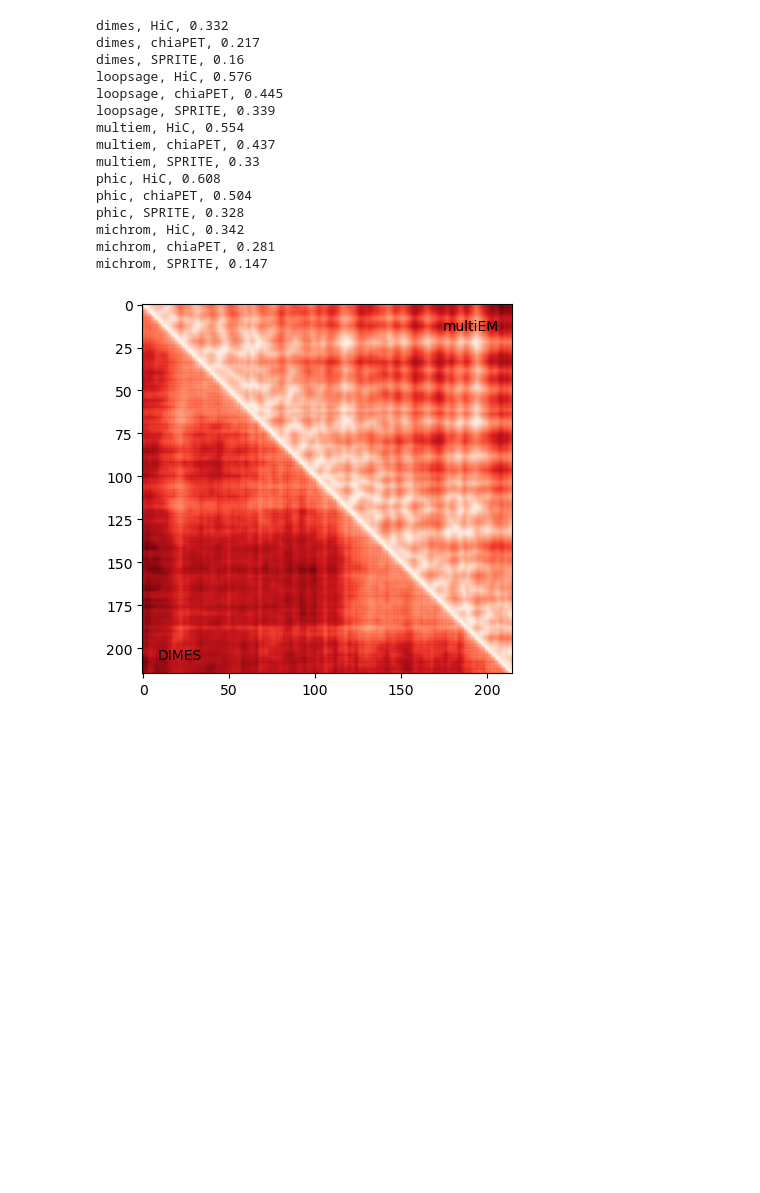
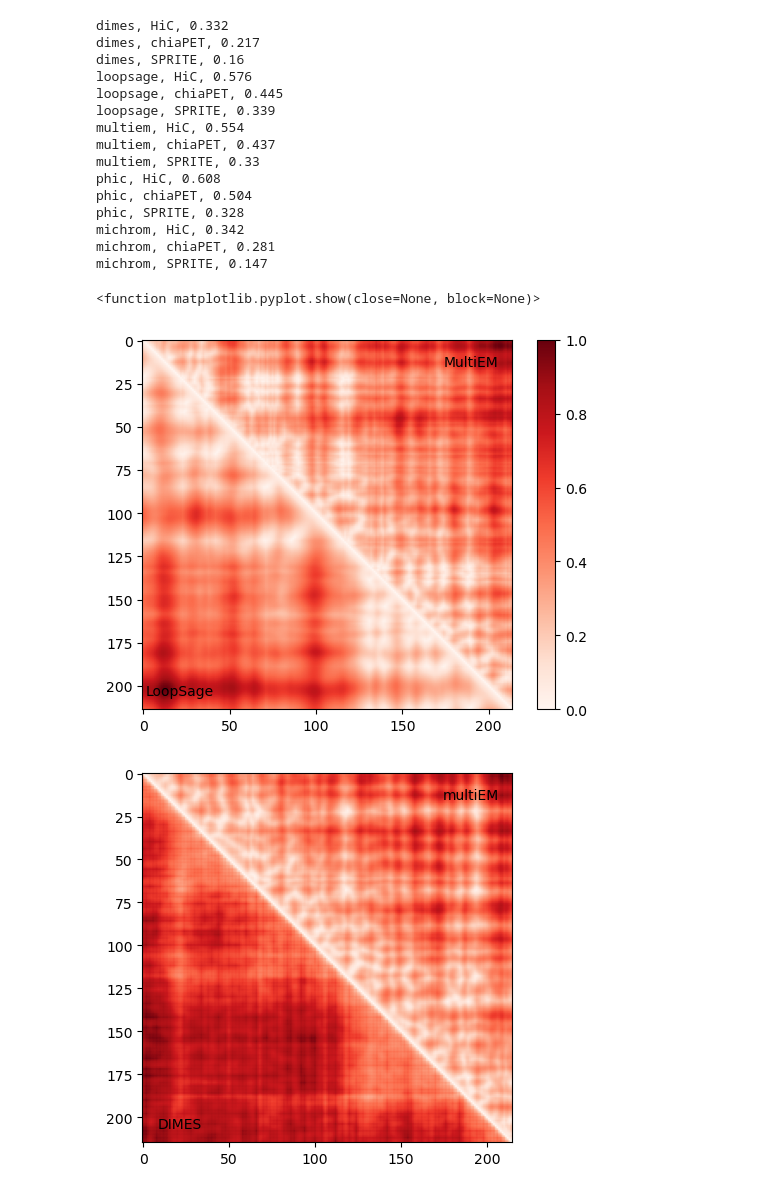
Before and after one commit to SFGLab/Polymer_model_benchmark, a Jupyter notebook: analysis/process_distance_matrices.ipynb, the cells around one changed output. Saved outputs shown, nothing was run; the diff lists cells and outputs as text; code cells hidden in the pictures; blank space fills up the shorter version.

```diff
--- a/analysis/process_distance_matrices.ipynb
+++ b/analysis/process_distance_matrices.ipynb
@@ -2,6 +2,3 @@
 import numpy
 import scipy
 import matplotlib.pyplot
-# %%
-# proof of principle
-distance_matrix1 = numpy.load("/home/data/region_of_interest/distance_mats/hic/michrom_dist_mat_214.npy")
@@ -8,7 +9,6 @@ distance_matrix1 = numpy.load("/home/data/region_of_interest/distance_mats/hic/m
 # %%
-distance_matrix2 = numpy.load("/home/data/region_of_interest/distance_mats/hic/michrom_dist_mat_214.npy")
-print(distance_matrix2.shape)
-#print(distance_matrix2[0])
+distance_matrix1 = numpy.load(f"{DISTANCE_MATRICES_DIR}/hic/michrom_dist_mat_214.npy")
+distance_matrix2 = numpy.load(f"{DISTANCE_MATRICES_DIR}/hic/michrom_dist_mat_214.npy")
 # %% [output]
 (214, 214)
 # %%
@@ -73,13 +29,13 @@ corr[0, 0]
 software_list = ['dimes', 'loopsage', 'multiem', 'phic', 'michrom']
 # %%
-# HiC
+# HiC based models
 for software1 in software_list:
     for software2 in software_list:
         if software1 == software2:
             continue
         else:
-            distance_matrix1 = numpy.load(f"/home/data/region_of_interest/distance_mats/hic/{software1}_dist_mat_214.npy")
-            distance_matrix2 = numpy.load(f"/home/data/region_of_interest/distance_mats/hic/{software2}_dist_mat_214.npy")
+            distance_matrix1 = numpy.load(f"{DISTANCE_MATRICES_DIR}/hic/{software1}_dist_mat_214.npy")
+            distance_matrix2 = numpy.load(f"{DISTANCE_MATRICES_DIR}/hic/{software2}_dist_mat_214.npy")
             #print(f"{software1}, {software2}")
             #print(distance_matrix2.shape)
             corr = scipy.stats.spearmanr(distance_matrix1.flatten(), distance_matrix2.flatten())
@@ -107,14 +63,14 @@ michrom, loopsage, 0.448
 michrom, multiem, 0.382
 michrom, phic, 0.373
 # %%
-# chiaPET
+# chiaPET based models
 for software1 in software_list:
     for software2 in software_list:
         if software1 == software2:
             continue
         else:
-            distance_matrix1 = numpy.load(f"/home/data/region_of_interest/distance_mats/chia_pet/{software1}_dist_mat_214.npy")
-            distance_matrix2 = numpy.load(f"/home/data/region_of_interest/distance_mats/chia_pet/{software2}_dist_mat_214.npy")
+            distance_matrix1 = numpy.load(f"{DISTANCE_MATRICES_DIR}/chia_pet/{software1}_dist_mat_214.npy")
+            distance_matrix2 = numpy.load(f"{DISTANCE_MATRICES_DIR}/chia_pet/{software2}_dist_mat_214.npy")
             corr = scipy.stats.spearmanr(distance_matrix1.flatten(), distance_matrix2.flatten())
             corr = numpy.round(corr[0],3)
             print(f"{software1}, {software2}, {corr}")
@@ -199,4 +158,20 @@ phic, SPRITE, 0.328
 michrom, HiC, 0.342
 michrom, chiaPET, 0.281
 michrom, SPRITE, 0.147
+# %%
+epsilon = 1e-30
+
+# HiC model vs model best
+distance_matrix1 = numpy.load(f"{DISTANCE_MATRICES_DIR}/chia_pet/multiem_dist_mat_214.npy")
+distance_matrix2 = numpy.load(f"{DISTANCE_MATRICES_DIR}/chia_pet/loopsage_dist_mat_214.npy")
+fig, ax = matplotlib.pyplot.subplots()
+im = ax.imshow(numpy.triu(distance_matrix1/distance_matrix1.max())+numpy.tril(distance_matrix2/distance_matrix2.max()), cmap=matplotlib.pyplot.cm.Reds)
+ax.text(0.89,0.94,'MultiEM',horizontalalignment='center',verticalalignment='center', transform=ax.transAxes)
+ax.text(0.1,0.05,'LoopSage',horizontalalignment='center',verticalalignment='center', transform=ax.transAxes)
+# matplotlib.pyplot.savefig('hic_ModelVsModel_best.png')
+fig.colorbar(im)
+matplotlib.pyplot.show
+# %% [output]
+<function matplotlib.pyplot.show(close=None, block=None)>
+[figure, added]
 # %%
```
Also changed, not shown: parts of 18 cells of this notebook, 17 other files.
